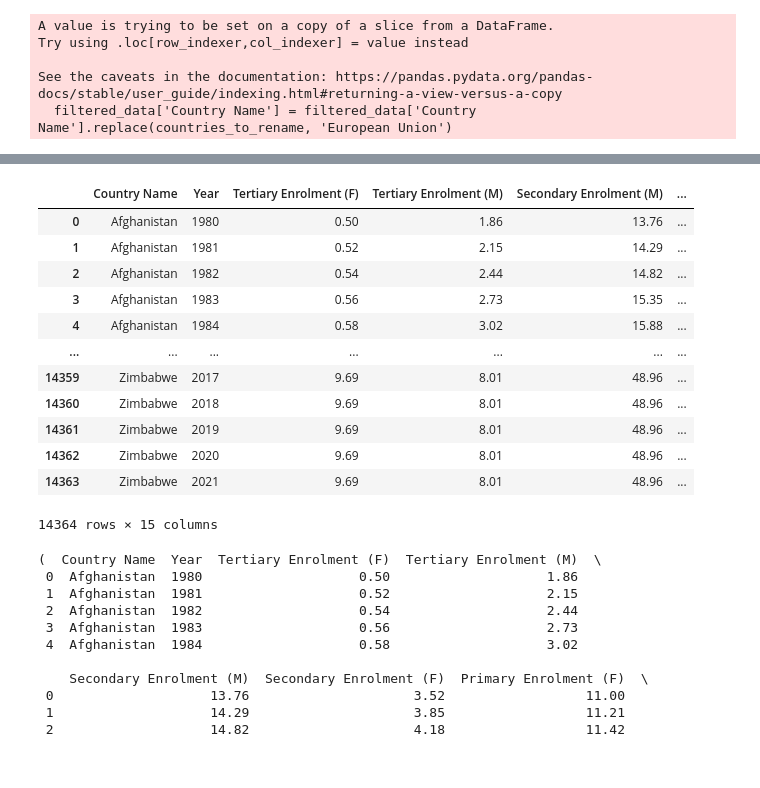
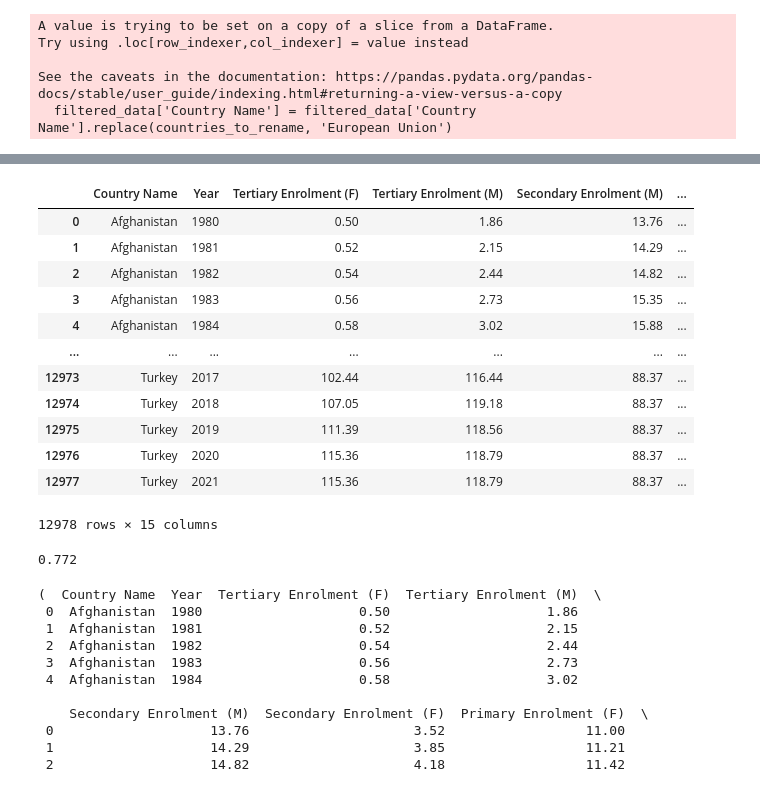
Before and after one commit to JavierVillares/Final-Project-at-Ironhack, a Jupyter notebook: Notebooks/EDA world population.ipynb, the cells around one changed output, grey strips where cells are left out. Saved outputs shown, nothing was run; the diff lists cells and outputs as text; code cells hidden in the pictures.

Commit message:
merged all the dataframes into one. Cleaned almost to perfection the population, growth rate, death rate and birth rate, we have some discrepencies in gpd, and education.

```diff
--- a/Notebooks/EDA world population.ipynb
+++ b/Notebooks/EDA world population.ipynb
@@ -287,21 +420,25 @@ combined_data.to_csv('/Users/javi/Desktop/Ironhack/Entregas_de_github/Final-Proj
 # %%
-url2 = ('/Users/javi/Desktop/Ironhack/Entregas_de_github/Final-Project-at-Ironhack/Data/Cleaned/MEGAMERGE.csv')
+url2 = ('/Users/javi/Desktop/Ironhack/Entregas_de_github/Final-Project-at-Ironhack/Data/Cleaned/MEGAMERGE_cleaned.csv')
 df2 = pd.read_csv(url2)
 df2
 # %% [output]
 |  | Country Name | Year | Tertiary Enrolment (F) | Tertiary Enrolment (M) | Secondary Enrolment (M) | ... |
 | 0 | Afghanistan | 1980 | 0.50 | 1.86 | 13.76 | ... |
 | 1 | Afghanistan | 1981 | 0.52 | 2.15 | 14.29 | ... |
 | 2 | Afghanistan | 1982 | 0.54 | 2.44 | 14.82 | ... |
 | 3 | Afghanistan | 1983 | 0.56 | 2.73 | 15.35 | ... |
 | 4 | Afghanistan | 1984 | 0.58 | 3.02 | 15.88 | ... |
 | ... | ... | ... | ... | ... | ... | ... |
-| 14359 | Zimbabwe | 2017 | 9.69 | 8.01 | 48.96 | ... |
-| 14360 | Zimbabwe | 2018 | 9.69 | 8.01 | 48.96 | ... |
-| 14361 | Zimbabwe | 2019 | 9.69 | 8.01 | 48.96 | ... |
-| 14362 | Zimbabwe | 2020 | 9.69 | 8.01 | 48.96 | ... |
-| 14363 | Zimbabwe | 2021 | 9.69 | 8.01 | 48.96 | ... |
+| 12973 | Turkey | 2017 | 102.44 | 116.44 | 88.37 | ... |
+| 12974 | Turkey | 2018 | 107.05 | 119.18 | 88.37 | ... |
+| 12975 | Turkey | 2019 | 111.39 | 118.56 | 88.37 | ... |
+| 12976 | Turkey | 2020 | 115.36 | 118.79 | 88.37 | ... |
+| 12977 | Turkey | 2021 | 115.36 | 118.79 | 88.37 | ... |
-14364 rows × 15 columns
+12978 rows × 15 columns
+# %%
+df2['Birth Rate'].min()
+# %% [output]
+0.772
 # %%
 # Filter out rows where 'Country Name'  is not in the list of valid countries or 'World'
 filtered_df_with_nulls = merged_df[merged_df.isnull().any(axis=1)]
```
Also changed, not shown: parts of 19 cells of this notebook, 20 other files.
